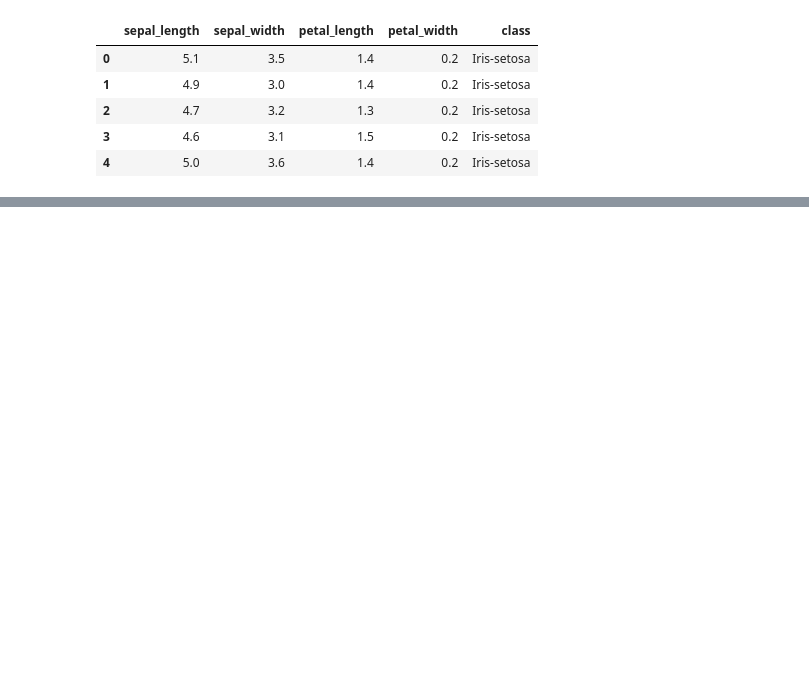
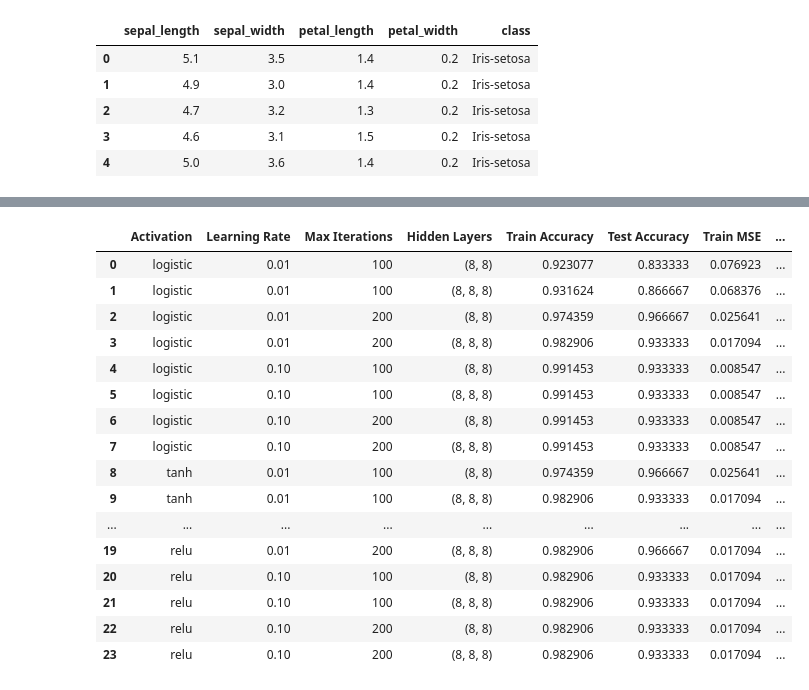
Before and after one commit to Kumud-Arora/CS4375-neural-networks, a Jupyter notebook: neural_networks.ipynb, the cells around one changed output, grey strips where cells are left out. Cells and saved outputs as stored; diff of their text form; code cells hidden in the pictures; blank space fills up the shorter version.

```diff
--- a/neural_networks.ipynb
+++ b/neural_networks.ipynb
@@ -106,0 +204,32 @@ hidden_layers_list = [(8,8), (8,8,8)]
+# %%
+# Results table
+
+columns = ['Activation',
+           'Learning Rate',
+           'Max Iterations',
+           'Hidden Layers',
+           'Train Accuracy',
+           'Test Accuracy',
+           'Train MSE',
+           'Test MSE']
+
+results_df = pd.DataFrame(results, columns=columns)
+results_df
+# %% [output]
+|  | Activation | Learning Rate | Max Iterations | Hidden Layers | Train Accuracy | Test Accuracy | Train MSE | ... |
+| 0 | logistic | 0.01 | 100 | (8, 8) | 0.923077 | 0.833333 | 0.076923 | ... |
+| 1 | logistic | 0.01 | 100 | (8, 8, 8) | 0.931624 | 0.866667 | 0.068376 | ... |
+| 2 | logistic | 0.01 | 200 | (8, 8) | 0.974359 | 0.966667 | 0.025641 | ... |
+| 3 | logistic | 0.01 | 200 | (8, 8, 8) | 0.982906 | 0.933333 | 0.017094 | ... |
+| 4 | logistic | 0.10 | 100 | (8, 8) | 0.991453 | 0.933333 | 0.008547 | ... |
+| 5 | logistic | 0.10 | 100 | (8, 8, 8) | 0.991453 | 0.933333 | 0.008547 | ... |
+| 6 | logistic | 0.10 | 200 | (8, 8) | 0.991453 | 0.933333 | 0.008547 | ... |
+| 7 | logistic | 0.10 | 200 | (8, 8, 8) | 0.991453 | 0.933333 | 0.008547 | ... |
+| 8 | tanh | 0.01 | 100 | (8, 8) | 0.974359 | 0.966667 | 0.025641 | ... |
+| 9 | tanh | 0.01 | 100 | (8, 8, 8) | 0.982906 | 0.933333 | 0.017094 | ... |
+| ... | ... | ... | ... | ... | ... | ... | ... | ... |
+| 19 | relu | 0.01 | 200 | (8, 8, 8) | 0.982906 | 0.966667 | 0.017094 | ... |
+| 20 | relu | 0.10 | 100 | (8, 8) | 0.982906 | 0.933333 | 0.017094 | ... |
+| 21 | relu | 0.10 | 100 | (8, 8, 8) | 0.982906 | 0.933333 | 0.017094 | ... |
+| 22 | relu | 0.10 | 200 | (8, 8) | 0.982906 | 0.933333 | 0.017094 | ... |
+| 23 | relu | 0.10 | 200 | (8, 8, 8) | 0.982906 | 0.933333 | 0.017094 | ... |
```
Also changed, not shown: parts of 4 cells of this notebook.
